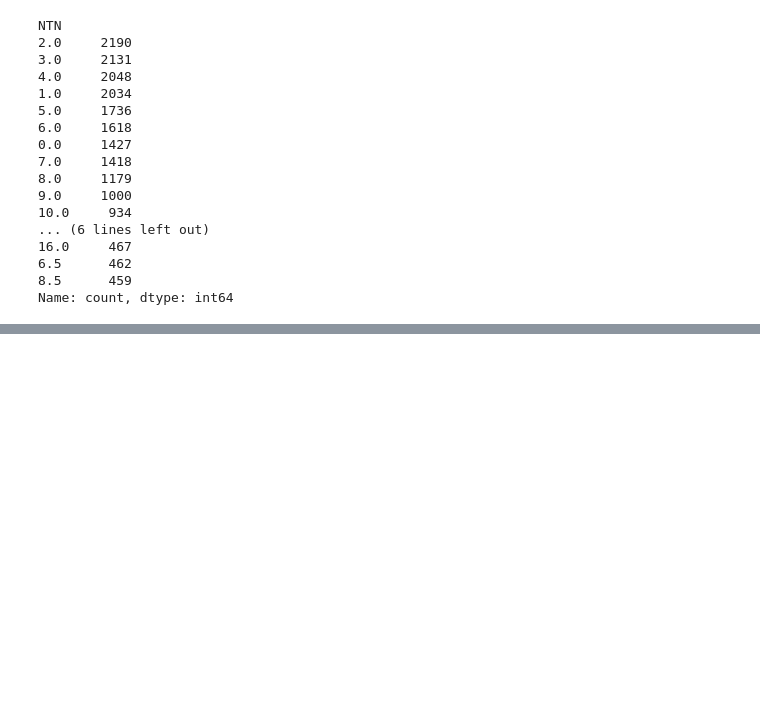
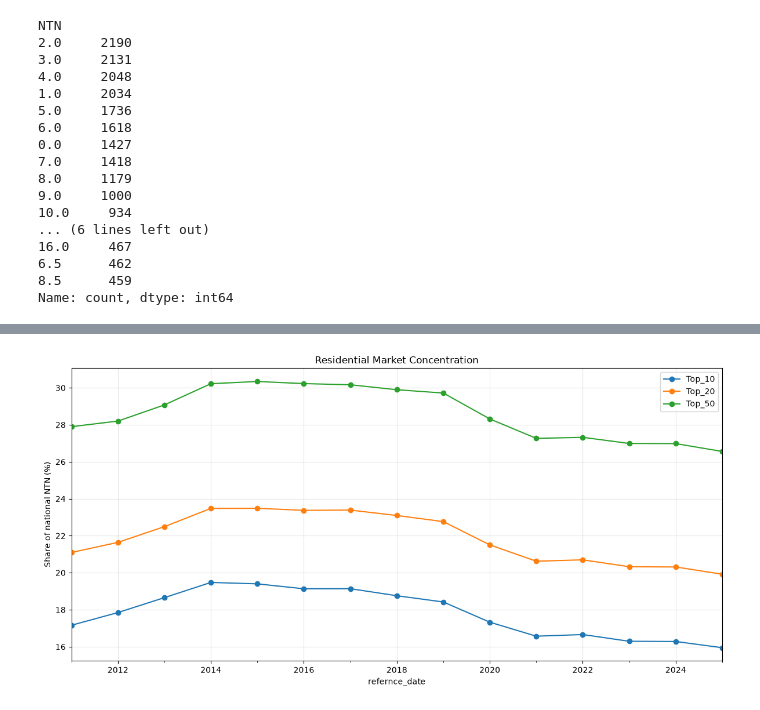
Before and after one commit to danielematix67-boop/italian-real-estate-analysis, a Jupyter notebook: notebooks/02_omi_transactions_exploration.ipynb, the cells around one changed output, grey strips where cells are left out. Saved outputs shown, nothing was run; the diff lists cells and outputs as text; code cells hidden in the pictures; blank space fills up the shorter version.

```diff
--- a/notebooks/02_omi_transactions_exploration.ipynb
+++ b/notebooks/02_omi_transactions_exploration.ipynb
@@ -1045,0 +2282,20 @@ Name: count, dtype: int64
+# %%
+def top_share(group, n):
+    values = group.sort_values(ascending=False)
+    return values.head(n).sum() / values.sum() * 100
+
+
+concentration_by_year = (
+    transactions_df
+    .groupby("reference_date")["NTN"]
+    .apply(
+        lambda x: pd.Series({
+            "Top_10": top_share(x, 10),
+            "Top_20": top_share(x, 20),
+            "Top_50": top_share(x, 50),
+        })
+    )
+    .unstack()
+)
+
+concentration_by_year
@@ -1045,0 +2320,15 @@ Name: count, dtype: int64
+# %%
+ax = concentration_by_year.plot(
+    figsize=(12, 6),
+    marker="o",
+)
+
+ax.set_title("Residential Market Concentration")
+ax.set_xlabel("refernce_date")
+ax.set_ylabel("Share of national NTN (%)")
+ax.grid(alpha=0.3)
+
+plt.tight_layout()
+plt.show()
+# %% [output]
+[figure, added]
```
Also changed, not shown: parts of 85 cells of this notebook, 11 other files.
